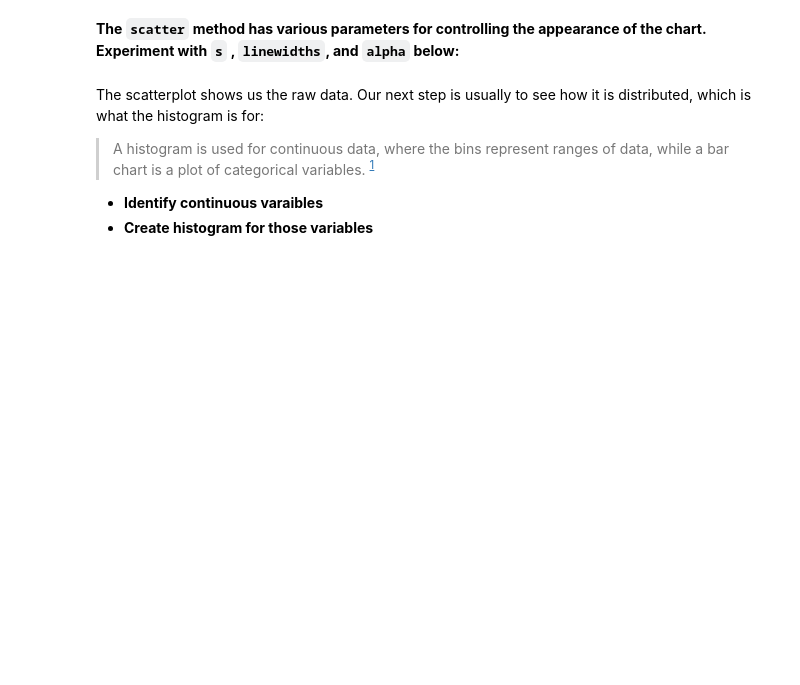
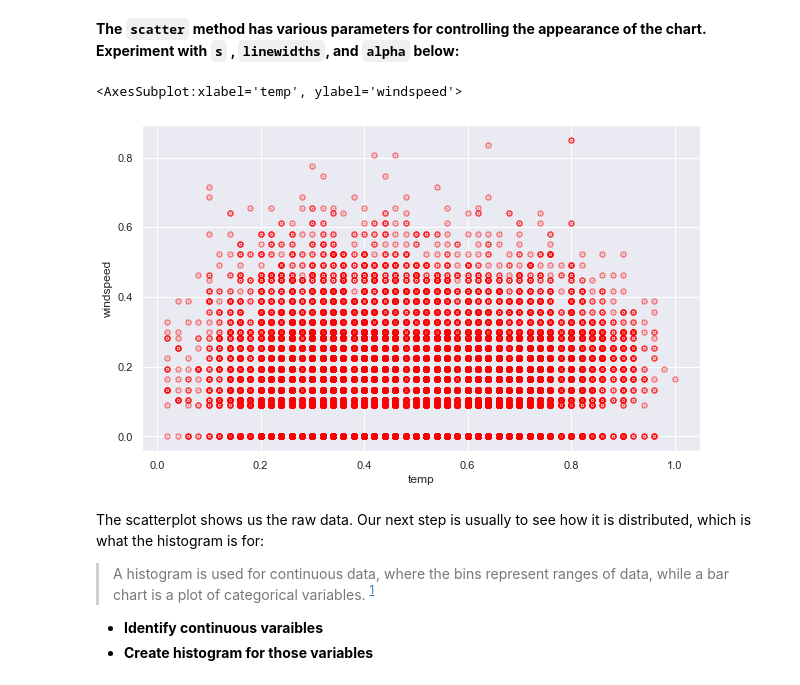
Before and after one commit to cliviaK/IOD, a Jupyter notebook: Jupyter_lab/Module2/Lab 2-20220526T110030Z-001/Lab 2/IOD_Lab 2.1.2.ipynb, the cells around one changed output. Cells and saved outputs as stored; diff of their text form; code cells hidden in the pictures; blank space fills up the shorter version.

```diff
--- a/Jupyter_lab/Module2/Lab 2-20220526T110030Z-001/Lab 2/IOD_Lab 2.1.2.ipynb
+++ b/Jupyter_lab/Module2/Lab 2-20220526T110030Z-001/Lab 2/IOD_Lab 2.1.2.ipynb
@@ -56,3 +104,9 @@ We usually start charting variables one-by-one (although when several have the s
+# %%
+#ANSWER
+bikes.plot.scatter('temp', 'windspeed', s=2, linewidths=5, alpha=0.5, c='red')
+# %% [output]
+<AxesSubplot:xlabel='temp', ylabel='windspeed'>
+[figure, added]
 # %% [markdown]
 The scatterplot shows us the raw data. Our next step is usually to see how it is distributed, which is what the histogram is for:
 
```
Also changed, not shown: parts of 69 cells of this notebook, 14 other files.
